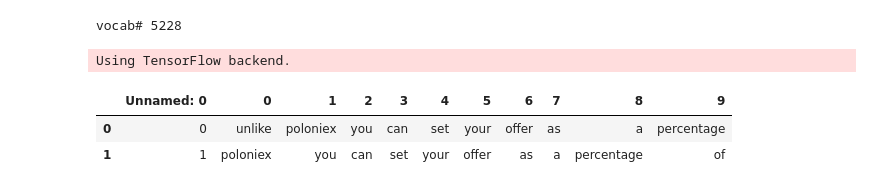
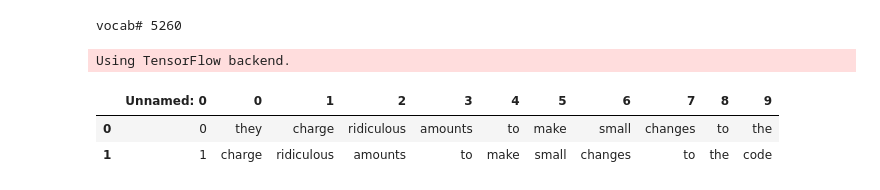
Before and after one commit to slaps-lab/bibliotheca, a Jupyter notebook: networks/using_siacoin_text_generation_model.ipynb, the cells around one changed output. Saved outputs shown, nothing was run; the diff lists cells and outputs as text; code cells hidden in the pictures.

```diff
--- a/networks/using_siacoin_text_generation_model.ipynb
+++ b/networks/using_siacoin_text_generation_model.ipynb
@@ -3,7 +3,7 @@ import json
 # %%
 vocab = []
 
-with open('../data/reddit/siacoin_vocab.json', 'r') as vocab_input:
+with open('../data/reddit/models/siacoin_vocab_lg.json', 'r') as vocab_input:
     vocab = json.loads(vocab_input.read())
 
 vocab_size = len(vocab)
@@ -12,7 +12,7 @@ indices_word = dict((i, tk) for i, tk in enumerate(vocab))
 
 print('vocab#', vocab_size)
 # %% [output]
-vocab# 5228
+vocab# 5260
 # %%
 from keras.models import load_model
 # %% [output]
@@ -34,13 +34,13 @@ def produce_sentence(model, seed, iterations = 5):
 import numpy as np
 import pandas as pd
 # %%
-df = pd.read_csv('../data/reddit/siacoin_words_dataset.csv').drop(columns=['target'])
+df = pd.read_csv('../data/reddit/siacoin_words_dataset_lg.csv').drop(columns=['target'])
 
 df.head(n = 2)
 # %% [output]
 |  | Unnamed: 0 | 0 | 1 | 2 | 3 | 4 | 5 | 6 | 7 | 8 | 9 |
-| 0 | 0 | unlike | poloniex | you | can | set | your | offer | as | a | percentage |
-| 1 | 1 | poloniex | you | can | set | your | offer | as | a | percentage | of |
+| 0 | 0 | they | charge | ridiculous | amounts | to | make | small | changes | to | the |
+| 1 | 1 | charge | ridiculous | amounts | to | make | small | changes | to | the | code |
 # %%
 def get_line(df):
     seed_index = np.random.randint(
```
Also changed, not shown: parts of 3 cells of this notebook, 1 other file.
